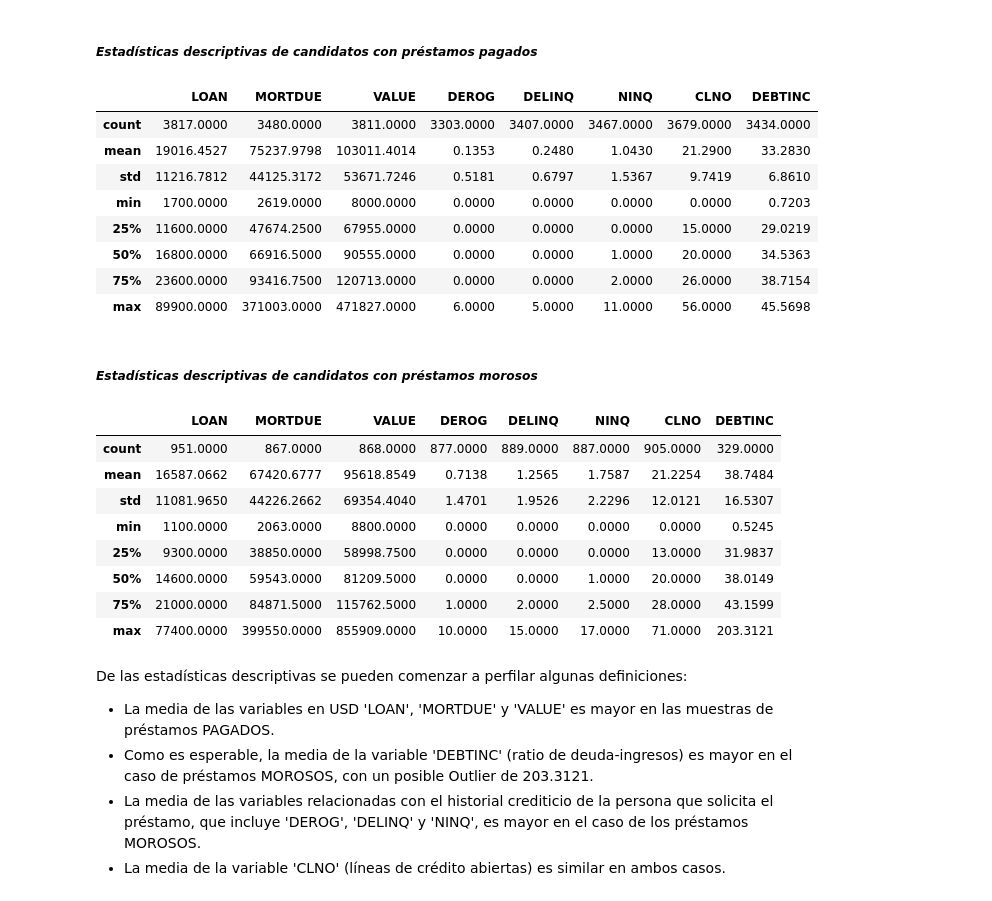
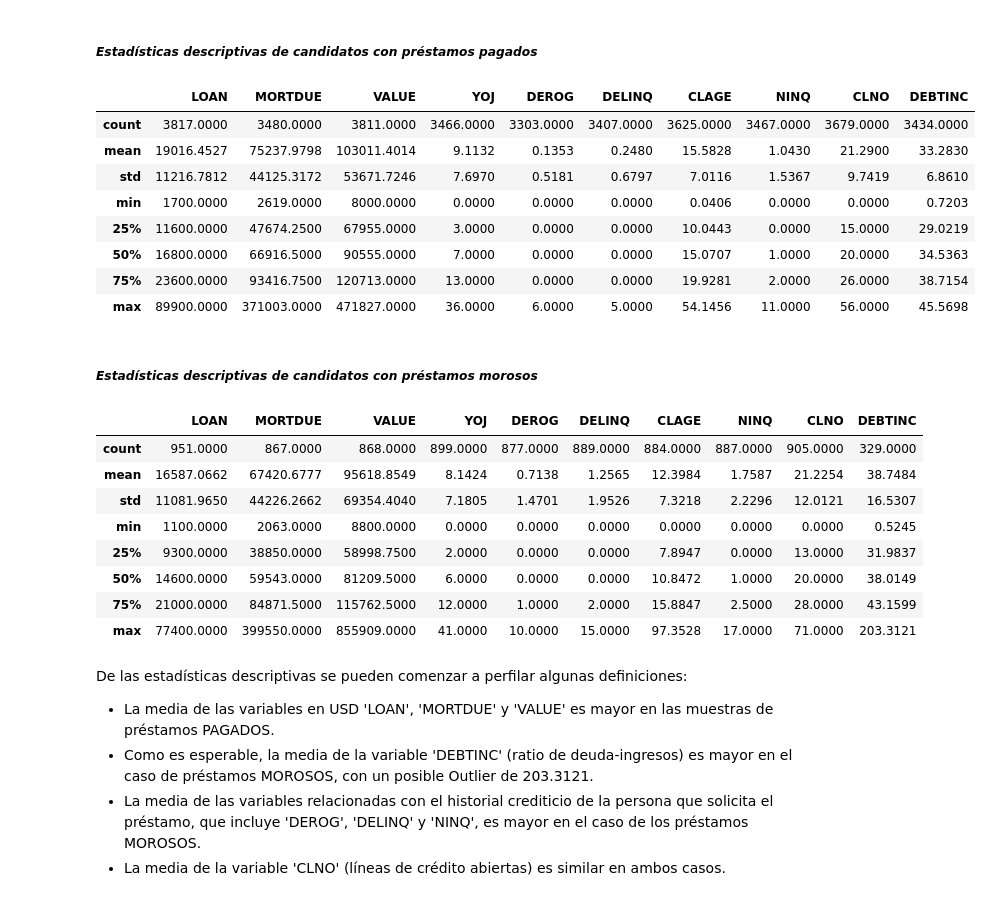
Before and after one commit to HelgaZambrana/data-science-coderhouse, a Jupyter notebook: ProyectoFinal_RiesgoCrediticio.ipynb, the cells around one changed output. Saved outputs shown, nothing was run; the diff lists cells and outputs as text; code cells hidden in the pictures.

```diff
--- a/ProyectoFinal_RiesgoCrediticio.ipynb
+++ b/ProyectoFinal_RiesgoCrediticio.ipynb
@@ -325,9 +326,2 @@ plt.show()
 # %% [markdown]
 Según la variable 'JOB', inferimos que existe una tendencia levemente mayor a no pagar las deudas entre los perfiles de 'Sales' (Ventas) y 'Self' (Autónomos).
-# %%
-# Imputar variables categóricas con la moda de 'REASON' y 'JOB'
-train_df['REASON'] = train_df['REASON'].fillna(train_df['REASON'].mode()[0])
-train_df['JOB'] = train_df['JOB'].fillna(train_df['JOB'].mode()[0])
-
-# Ver el contador de 'REASON' luego de la imputación de variables
-train_df.groupby('BAD')['REASON'].value_counts(dropna=False)
@@ -396,0 +330,4 @@ Tras la imputar valores faltantes utilizando la moda en las variables 'REASON' y
+# %%
+# Pasar la variable 'CLAGE' de meses a años para igualar con la unidad de medida de 'YOJ'
+train_df['CLAGE'] = train_df['CLAGE'].div(12)
+train_df['CLAGE']
@@ -397,33 +347,33 @@ Tras la imputar valores faltantes utilizando la moda en las variables 'REASON' y
 # %% [markdown]
 ##### *Estadísticas descriptivas de candidatos con préstamos pagados*
 # %%
-#Filtrar los préstamos pagados a partir de la variable 'BAD'
-train_df[train_df['BAD']==0].drop(['BAD', 'YOJ', 'CLAGE'], axis=1).describe().round(4)
+# Filtrar los préstamos pagados a partir de la variable 'BAD'
+train_df[train_df['BAD']==0].drop(['BAD'], axis=1).describe().round(4)
 # %% [output]
-|  | LOAN | MORTDUE | VALUE | DEROG | DELINQ | NINQ | CLNO | DEBTINC |
-| count | 3817.0000 | 3480.0000 | 3811.0000 | 3303.0000 | 3407.0000 | 3467.0000 | 3679.0000 | 3434.0000 |
-| mean | 19016.4527 | 75237.9798 | 103011.4014 | 0.1353 | 0.2480 | 1.0430 | 21.2900 | 33.2830 |
-| std | 11216.7812 | 44125.3172 | 53671.7246 | 0.5181 | 0.6797 | 1.5367 | 9.7419 | 6.8610 |
-| min | 1700.0000 | 2619.0000 | 8000.0000 | 0.0000 | 0.0000 | 0.0000 | 0.0000 | 0.7203 |
-| 25% | 11600.0000 | 47674.2500 | 67955.0000 | 0.0000 | 0.0000 | 0.0000 | 15.0000 | 29.0219 |
-| 50% | 16800.0000 | 66916.5000 | 90555.0000 | 0.0000 | 0.0000 | 1.0000 | 20.0000 | 34.5363 |
-| 75% | 23600.0000 | 93416.7500 | 120713.0000 | 0.0000 | 0.0000 | 2.0000 | 26.0000 | 38.7154 |
-| max | 89900.0000 | 371003.0000 | 471827.0000 | 6.0000 | 5.0000 | 11.0000 | 56.0000 | 45.5698 |
+|  | LOAN | MORTDUE | VALUE | YOJ | DEROG | DELINQ | CLAGE | NINQ | CLNO | DEBTINC |
+| count | 3817.0000 | 3480.0000 | 3811.0000 | 3466.0000 | 3303.0000 | 3407.0000 | 3625.0000 | 3467.0000 | 3679.0000 | 3434.0000 |
+| mean | 19016.4527 | 75237.9798 | 103011.4014 | 9.1132 | 0.1353 | 0.2480 | 15.5828 | 1.0430 | 21.2900 | 33.2830 |
+| std | 11216.7812 | 44125.3172 | 53671.7246 | 7.6970 | 0.5181 | 0.6797 | 7.0116 | 1.5367 | 9.7419 | 6.8610 |
+| min | 1700.0000 | 2619.0000 | 8000.0000 | 0.0000 | 0.0000 | 0.0000 | 0.0406 | 0.0000 | 0.0000 | 0.7203 |
+| 25% | 11600.0000 | 47674.2500 | 67955.0000 | 3.0000 | 0.0000 | 0.0000 | 10.0443 | 0.0000 | 15.0000 | 29.0219 |
+| 50% | 16800.0000 | 66916.5000 | 90555.0000 | 7.0000 | 0.0000 | 0.0000 | 15.0707 | 1.0000 | 20.0000 | 34.5363 |
+| 75% | 23600.0000 | 93416.7500 | 120713.0000 | 13.0000 | 0.0000 | 0.0000 | 19.9281 | 2.0000 | 26.0000 | 38.7154 |
+| max | 89900.0000 | 371003.0000 | 471827.0000 | 36.0000 | 6.0000 | 5.0000 | 54.1456 | 11.0000 | 56.0000 | 45.5698 |
 # %% [markdown]
 ##### *Estadísticas descriptivas de candidatos con préstamos morosos*
 # %%
 #Filtrar los préstamos morosos a partir de la variable 'BAD'
-train_df[train_df['BAD']==1].drop(['BAD', 'YOJ', 'CLAGE'], axis=1).describe().round(4)
+train_df[train_df['BAD']==1].drop(['BAD'], axis=1).describe().round(4)
 # %% [output]
-|  | LOAN | MORTDUE | VALUE | DEROG | DELINQ | NINQ | CLNO | DEBTINC |
-| count | 951.0000 | 867.0000 | 868.0000 | 877.0000 | 889.0000 | 887.0000 | 905.0000 | 329.0000 |
-| mean | 16587.0662 | 67420.6777 | 95618.8549 | 0.7138 | 1.2565 | 1.7587 | 21.2254 | 38.7484 |
-| std | 11081.9650 | 44226.2662 | 69354.4040 | 1.4701 | 1.9526 | 2.2296 | 12.0121 | 16.5307 |
-| min | 1100.0000 | 2063.0000 | 8800.0000 | 0.0000 | 0.0000 | 0.0000 | 0.0000 | 0.5245 |
-| 25% | 9300.0000 | 38850.0000 | 58998.7500 | 0.0000 | 0.0000 | 0.0000 | 13.0000 | 31.9837 |
-| 50% | 14600.0000 | 59543.0000 | 81209.5000 | 0.0000 | 0.0000 | 1.0000 | 20.0000 | 38.0149 |
-| 75% | 21000.0000 | 84871.5000 | 115762.5000 | 1.0000 | 2.0000 | 2.5000 | 28.0000 | 43.1599 |
-| max | 77400.0000 | 399550.0000 | 855909.0000 | 10.0000 | 15.0000 | 17.0000 | 71.0000 | 203.3121 |
+|  | LOAN | MORTDUE | VALUE | YOJ | DEROG | DELINQ | CLAGE | NINQ | CLNO | DEBTINC |
+| count | 951.0000 | 867.0000 | 868.0000 | 899.0000 | 877.0000 | 889.0000 | 884.0000 | 887.0000 | 905.0000 | 329.0000 |
+| mean | 16587.0662 | 67420.6777 | 95618.8549 | 8.1424 | 0.7138 | 1.2565 | 12.3984 | 1.7587 | 21.2254 | 38.7484 |
+| std | 11081.9650 | 44226.2662 | 69354.4040 | 7.1805 | 1.4701 | 1.9526 | 7.3218 | 2.2296 | 12.0121 | 16.5307 |
+| min | 1100.0000 | 2063.0000 | 8800.0000 | 0.0000 | 0.0000 | 0.0000 | 0.0000 | 0.0000 | 0.0000 | 0.5245 |
+| 25% | 9300.0000 | 38850.0000 | 58998.7500 | 2.0000 | 0.0000 | 0.0000 | 7.8947 | 0.0000 | 13.0000 | 31.9837 |
+| 50% | 14600.0000 | 59543.0000 | 81209.5000 | 6.0000 | 0.0000 | 0.0000 | 10.8472 | 1.0000 | 20.0000 | 38.0149 |
+| 75% | 21000.0000 | 84871.5000 | 115762.5000 | 12.0000 | 1.0000 | 2.0000 | 15.8847 | 2.5000 | 28.0000 | 43.1599 |
+| max | 77400.0000 | 399550.0000 | 855909.0000 | 41.0000 | 10.0000 | 15.0000 | 97.3528 | 17.0000 | 71.0000 | 203.3121 |
 # %% [markdown]
 De las estadísticas descriptivas se pueden comenzar a perfilar algunas definiciones:
 
```
Also changed, not shown: parts of 16 cells of this notebook.
